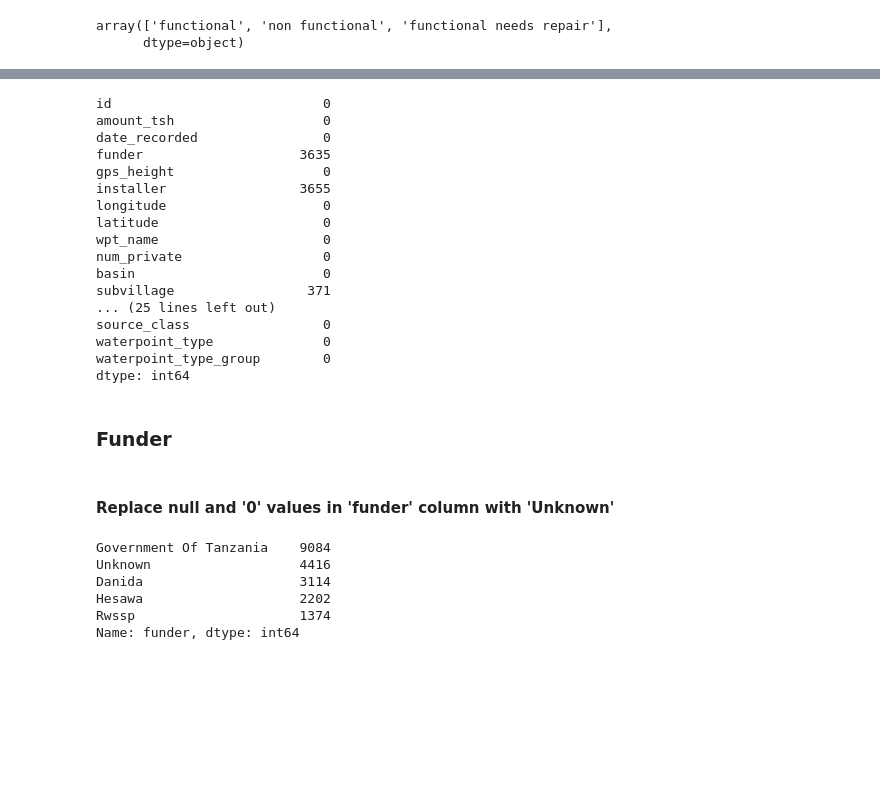
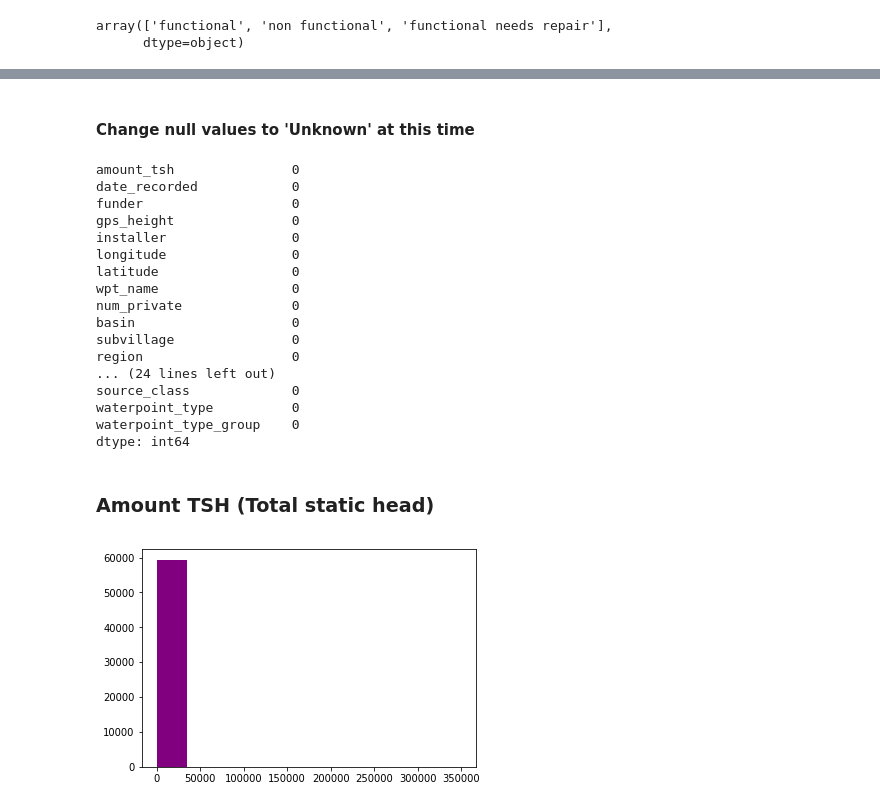
Before and after one commit to MagicMilly/dsc-3-final-project-online-ds-ft-100118, a Jupyter notebook: student.ipynb, the cells around one changed output, grey strips where cells are left out. Saved outputs shown, nothing was run; the diff lists cells and outputs as text; code cells hidden in the pictures; blank space fills up the shorter version.

```diff
--- a/student.ipynb
+++ b/student.ipynb
@@ -153,4 +166,4 @@ dtype: object
 # %% [markdown]
 #### Drop 'id' column
 # %%
-feature_df.drop('id', axis=1, inplace=True)
+df.drop(['id_x', 'id_y'], axis=1, inplace=True)
@@ -169,0 +360,2 @@ array(['functional', 'non functional', 'functional needs repair'],
+# %%
+feature_df.scheme_management.replace({'None': 'Unknown', np.nan: 'Unknown'}, inplace=True)
@@ -169,0 +388,2 @@ array(['functional', 'non functional', 'functional needs repair'],
+# %%
+feature_df.scheme_name.replace({np.nan: 'Unknown', 'None': 'Unknown'}, inplace=True)
@@ -170,23 +407,31 @@ array(['functional', 'non functional', 'functional needs repair'],
+# %% [markdown]
+#### Change null values to 'Unknown' at this time
+# %%
+feature_df.permit.fillna('Unknown', inplace=True)
 # %%
 feature_df.isnull().sum()
 # %% [output]
-id                           0
-amount_tsh                   0
-date_recorded                0
-funder                    3635
-gps_height                   0
-installer                 3655
-longitude                    0
-latitude                     0
-wpt_name                     0
-num_private                  0
-basin                        0
-subvillage                 371
-... (25 lines left out)
-source_class                 0
-waterpoint_type              0
-waterpoint_type_group        0
+amount_tsh               0
+date_recorded            0
+funder                   0
+gps_height               0
+installer                0
+longitude                0
+latitude                 0
+wpt_name                 0
+num_private              0
+basin                    0
+subvillage               0
+region                   0
+... (24 lines left out)
+source_class             0
+waterpoint_type          0
+waterpoint_type_group    0
 dtype: int64
-# %% [markdown]
-### Funder
+# %% [markdown]
+### Amount TSH (Total static head)
+# %%
+plt.hist(feature_df.amount_tsh, color='purple');
+# %% [output]
+[figure, added]
 # %%
@@ -194,2 +438,0 @@ dtype: int64
-# %% [markdown]
-#### Replace null and '0' values in 'funder' column with 'Unknown'
@@ -200,9 +438,0 @@ feature_df.funder.replace({'0': 'Unknown'}, inplace=True)
-# %%
-feature_df.funder.value_counts().nlargest(5)
-# %% [output]
-Government Of Tanzania    9084
-Unknown                   4416
-Danida                    3114
-Hesawa                    2202
-Rwssp                     1374
-Name: funder, dtype: int64
```
Also changed, not shown: parts of 65 cells of this notebook.
